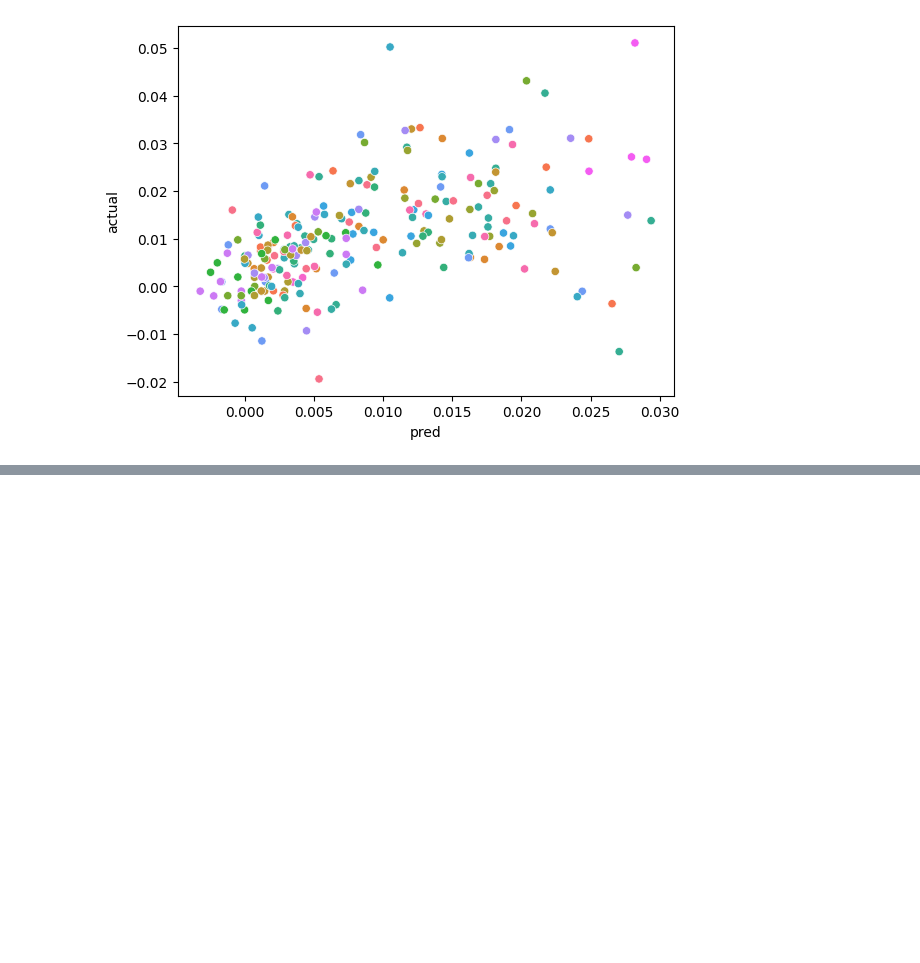
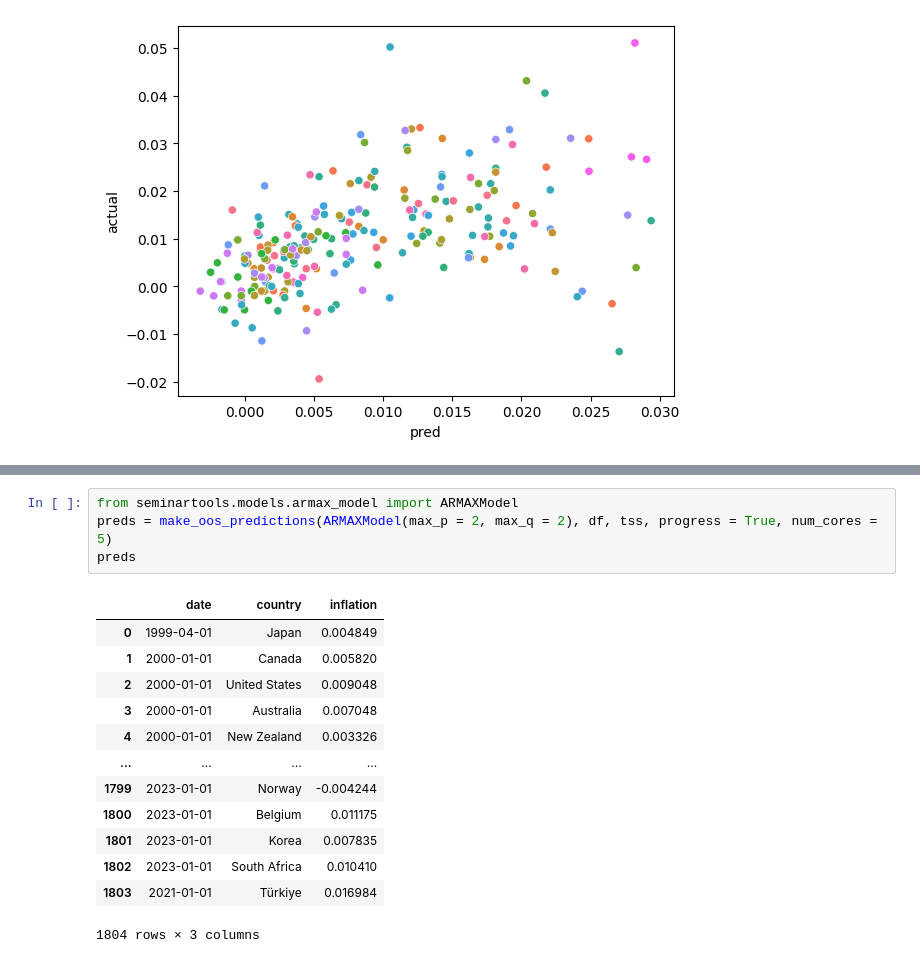
Before and after one commit to mvanaltvorst/seminar, a Jupyter notebook: notebooks/pointwise_eval/model_eval.ipynb, the cells around one changed output, grey strips where cells are left out. Cells and saved outputs as stored; diff of their text form; blank space fills up the shorter version.

```diff
--- a/notebooks/pointwise_eval/model_eval.ipynb
+++ b/notebooks/pointwise_eval/model_eval.ipynb
@@ -182,0 +194,18 @@ ImportError: cannot import name 'TimeSeriesSplit' from 'seminartools.time_series
+# %%
+from seminartools.models.armax_model import ARMAXModel
+preds = make_oos_predictions(ARMAXModel(max_p = 2, max_q = 2), df, tss, progress = True, num_cores = 5)
+preds
+# %% [output]
+|  | date | country | inflation |
+| 0 | 1999-04-01 | Japan | 0.004849 |
+| 1 | 2000-01-01 | Canada | 0.005820 |
+| 2 | 2000-01-01 | United States | 0.009048 |
+| 3 | 2000-01-01 | Australia | 0.007048 |
+| 4 | 2000-01-01 | New Zealand | 0.003326 |
+| ... | ... | ... | ... |
+| 1799 | 2023-01-01 | Norway | -0.004244 |
+| 1800 | 2023-01-01 | Belgium | 0.011175 |
+| 1801 | 2023-01-01 | Korea | 0.007835 |
+| 1802 | 2023-01-01 | South Africa | 0.010410 |
+| 1803 | 2021-01-01 | Türkiye | 0.016984 |
+1804 rows × 3 columns
```
Also changed, not shown: parts of 7 cells of this notebook, 4 other files.
